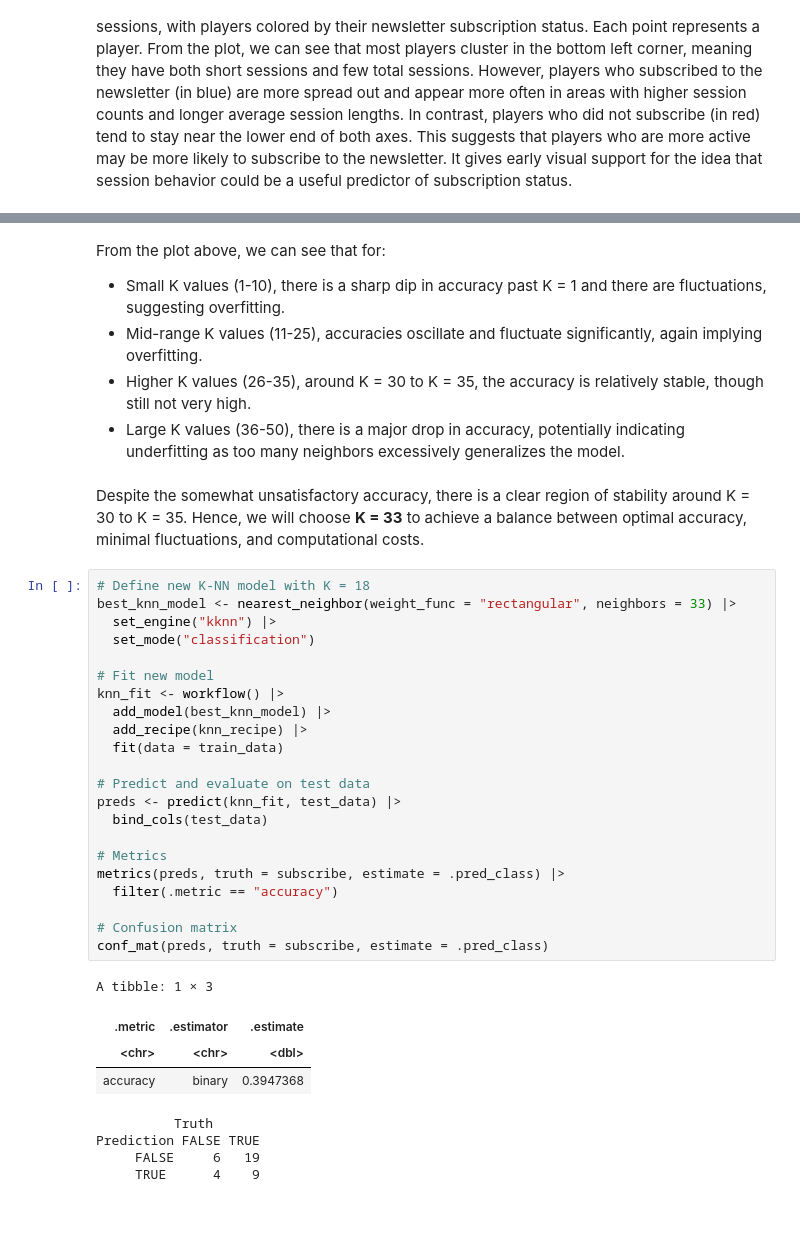
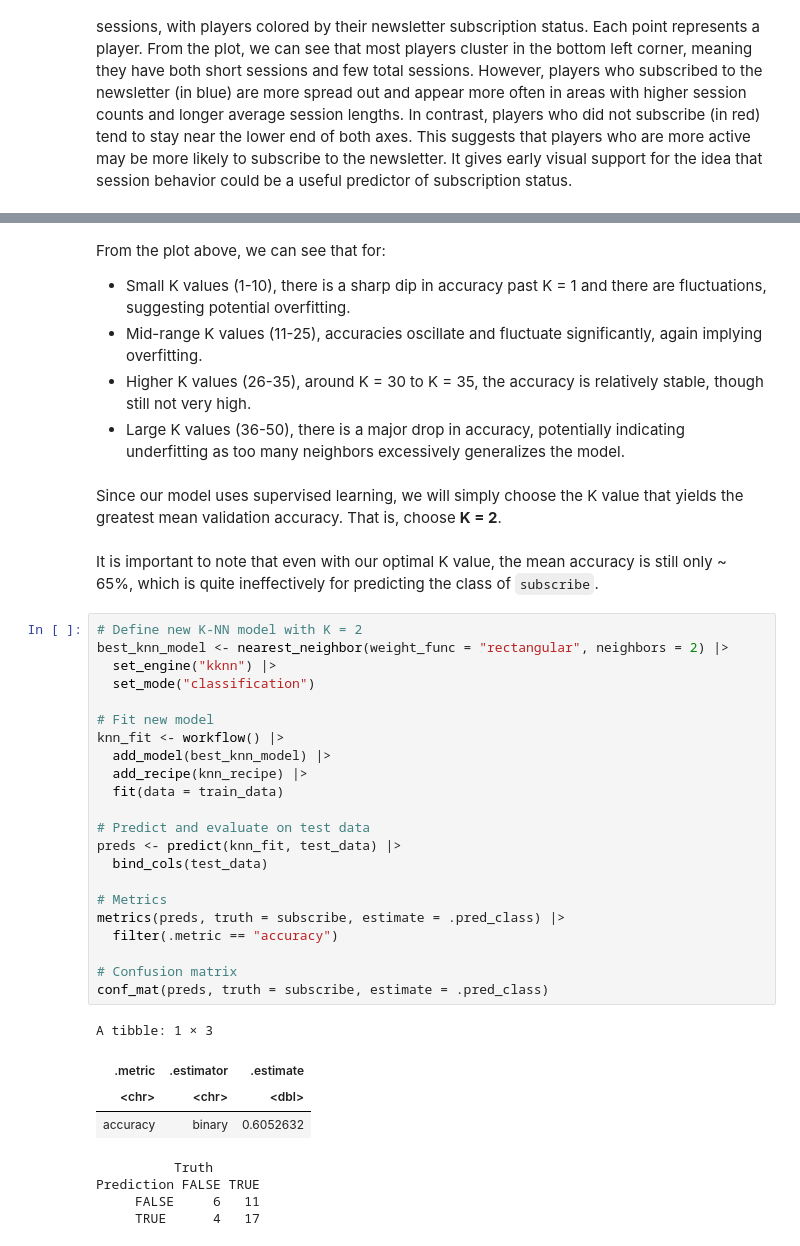
Before and after one commit to ryanraen/dsci-100-term-project, a Jupyter notebook: DSCI Final Project Report.ipynb, the cells around one changed output, grey strips where cells are left out. Saved outputs shown, nothing was run; the diff lists cells and outputs as text; blank space fills up the shorter version.

Commit message:
Revised K value selection

````diff
--- a/DSCI Final Project Report.ipynb
+++ b/DSCI Final Project Report.ipynb
@@ -463,40 +510,42 @@ best_k_vis
 [figure]
 # %% [markdown]
 From the plot above, we can see that for:
-- Small K values (1-10), there is a sharp dip in accuracy past K = 1 and there are fluctuations, suggesting overfitting.
+- Small K values (1-10), there is a sharp dip in accuracy past K = 1 and there are fluctuations, suggesting potential overfitting.
 - Mid-range K values (11-25), accuracies oscillate and fluctuate significantly, again implying overfitting.
 - Higher K values (26-35), around K = 30 to K = 35, the accuracy is relatively stable, though still not very high.
 - Large K values (36-50), there is a major drop in accuracy, potentially indicating underfitting as too many neighbors excessively generalizes the model.
 # %% [markdown]
-Despite the somewhat unsatisfactory accuracy, there is a clear region of stability around K = 30 to K = 35. Hence, we will choose **K = 33** to achieve a balance between optimal accuracy, minimal fluctuations, and computational costs.
+Since our model uses supervised learning, we will simply choose the K value that yields the greatest mean validation accuracy. That is, choose **K = 2**.
+# %% [markdown]
+It is important to note that even with our optimal K value, the mean accuracy is still only ~ 65%, which is quite ineffectively for predicting the class of ```subscribe```.
 # %%
-# Define new K-NN model with K = 18
-best_knn_model <- nearest_neighbor(weight_func = "rectangular", neighbors = 33) |>
+# Define new K-NN model with K = 2
+best_knn_model <- nearest_neighbor(weight_func = "rectangular", neighbors = 2) |>
   set_engine("kknn") |>
   set_mode("classification")
 
 # Fit new model
 knn_fit <- workflow() |>
   add_model(best_knn_model) |>
   add_recipe(knn_recipe) |>
   fit(data = train_data)
 
 # Predict and evaluate on test data
 preds <- predict(knn_fit, test_data) |>
   bind_cols(test_data)
 
 # Metrics
 metrics(preds, truth = subscribe, estimate = .pred_class) |>
   filter(.metric == "accuracy")
 
 # Confusion matrix
 conf_mat(preds, truth = subscribe, estimate = .pred_class)
 # %% [output]
 A tibble: 1 × 3
 | .metric | .estimator | .estimate |
 | <chr> | <chr> | <dbl> |
-| accuracy | binary | 0.3947368 |
+| accuracy | binary | 0.6052632 |
           Truth
 Prediction FALSE TRUE
-     FALSE     6   19
-     TRUE      4    9
+     FALSE     6   11
+     TRUE      4   17
````
Also changed, not shown: parts of 4 cells of this notebook.
